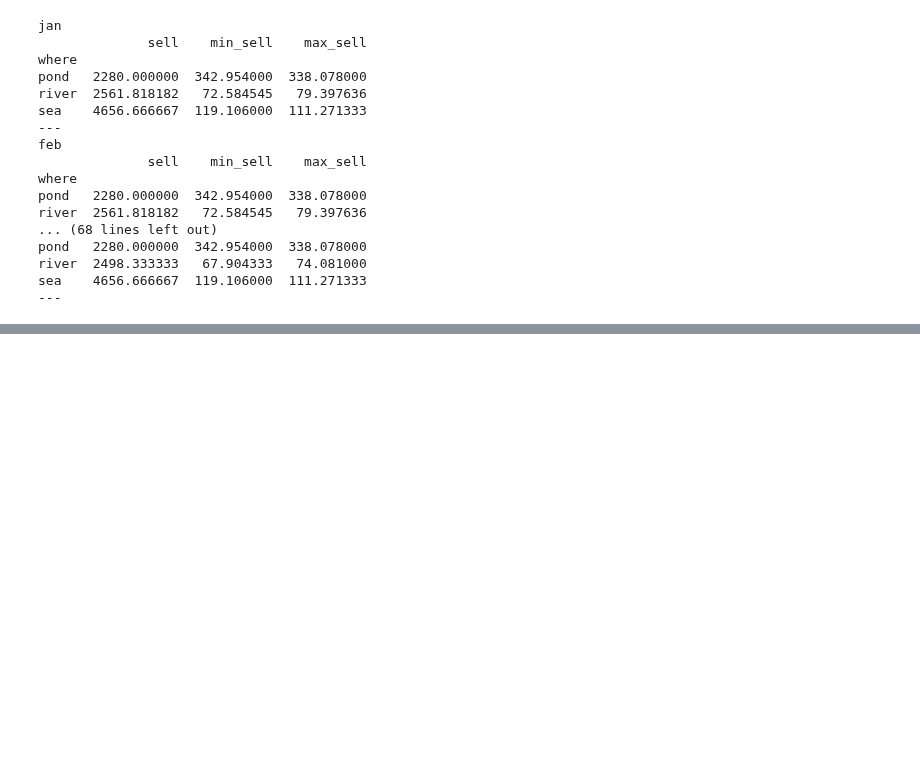
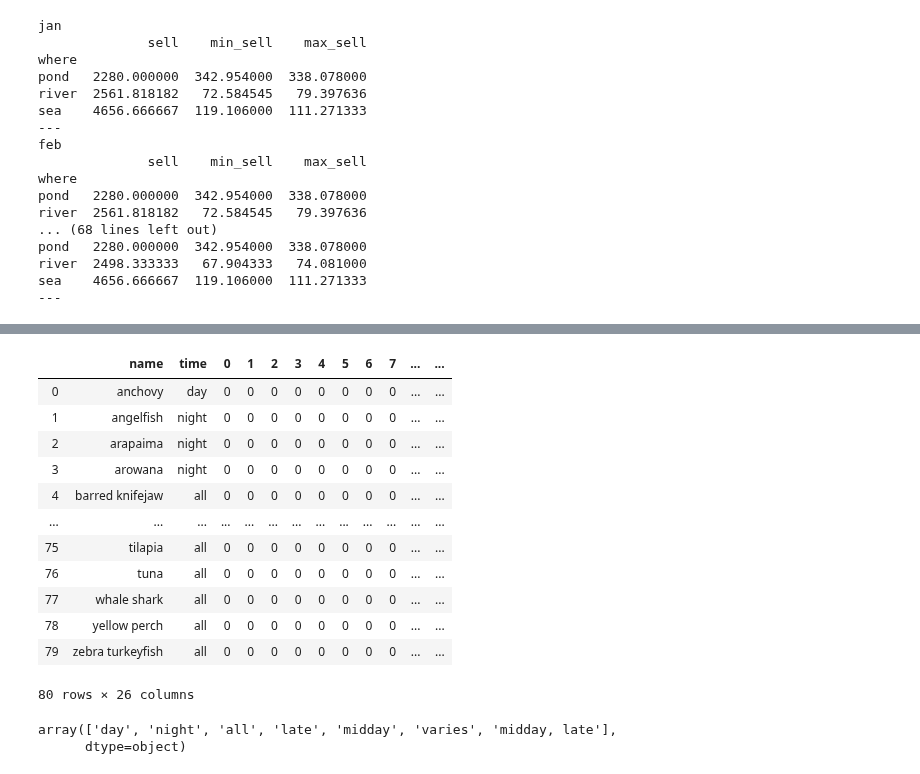
Before and after one commit to lindseyberlin/acnh_fish_guide, a Jupyter notebook: notebooks/EDA-and-Data-Cleaning.ipynb, the cells around one changed output, grey strips where cells are left out. Saved outputs shown, nothing was run; the diff lists cells and outputs as text; code cells hidden in the pictures; blank space fills up the shorter version.

```diff
--- a/EDA-and-Data-Cleaning.ipynb
+++ b/notebooks/EDA-and-Data-Cleaning.ipynb
@@ -400,0 +461,25 @@ sea    4656.666667  119.106000  111.271333
+# %%
+blank_df = pd.DataFrame(np.zeros(shape=(80, 24), dtype='int'))
+# %%
+time_df = pd.concat([fish[['name', 'time']], blank_df], axis=1)
+# %%
+time_df
+# %% [output]
+|  | name | time | 0 | 1 | 2 | 3 | 4 | 5 | 6 | 7 | ... | ... |
+| 0 | anchovy | day | 0 | 0 | 0 | 0 | 0 | 0 | 0 | 0 | ... | ... |
+| 1 | angelfish | night | 0 | 0 | 0 | 0 | 0 | 0 | 0 | 0 | ... | ... |
+| 2 | arapaima | night | 0 | 0 | 0 | 0 | 0 | 0 | 0 | 0 | ... | ... |
+| 3 | arowana | night | 0 | 0 | 0 | 0 | 0 | 0 | 0 | 0 | ... | ... |
+| 4 | barred knifejaw | all | 0 | 0 | 0 | 0 | 0 | 0 | 0 | 0 | ... | ... |
+| ... | ... | ... | ... | ... | ... | ... | ... | ... | ... | ... | ... | ... |
+| 75 | tilapia | all | 0 | 0 | 0 | 0 | 0 | 0 | 0 | 0 | ... | ... |
+| 76 | tuna | all | 0 | 0 | 0 | 0 | 0 | 0 | 0 | 0 | ... | ... |
+| 77 | whale shark | all | 0 | 0 | 0 | 0 | 0 | 0 | 0 | 0 | ... | ... |
+| 78 | yellow perch | all | 0 | 0 | 0 | 0 | 0 | 0 | 0 | 0 | ... | ... |
+| 79 | zebra turkeyfish | all | 0 | 0 | 0 | 0 | 0 | 0 | 0 | 0 | ... | ... |
+80 rows × 26 columns
+# %%
+time_df['time'].unique()
+# %% [output]
+array(['day', 'night', 'all', 'late', 'midday', 'varies', 'midday, late'],
+      dtype=object)
```
Also changed, not shown: parts of 23 cells of this notebook, 4 other files.
